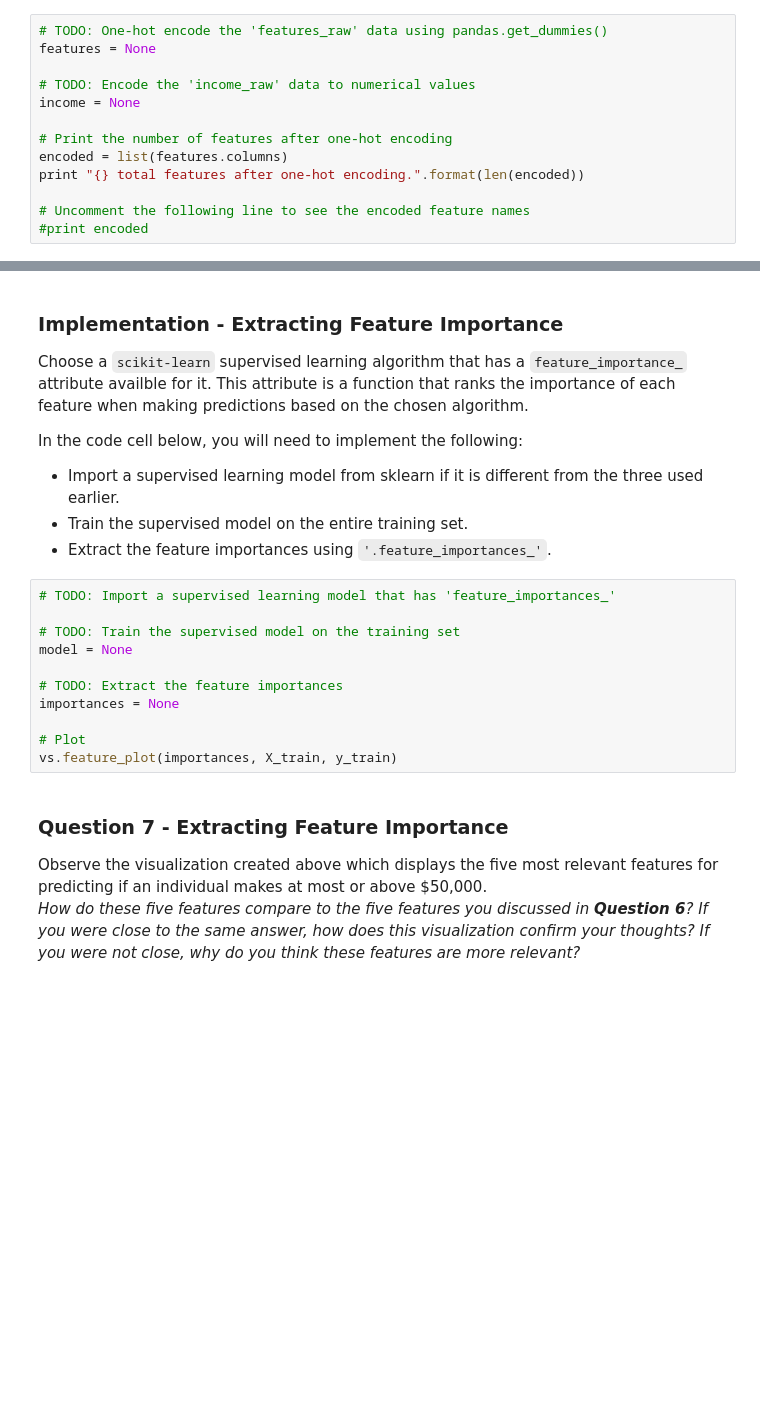
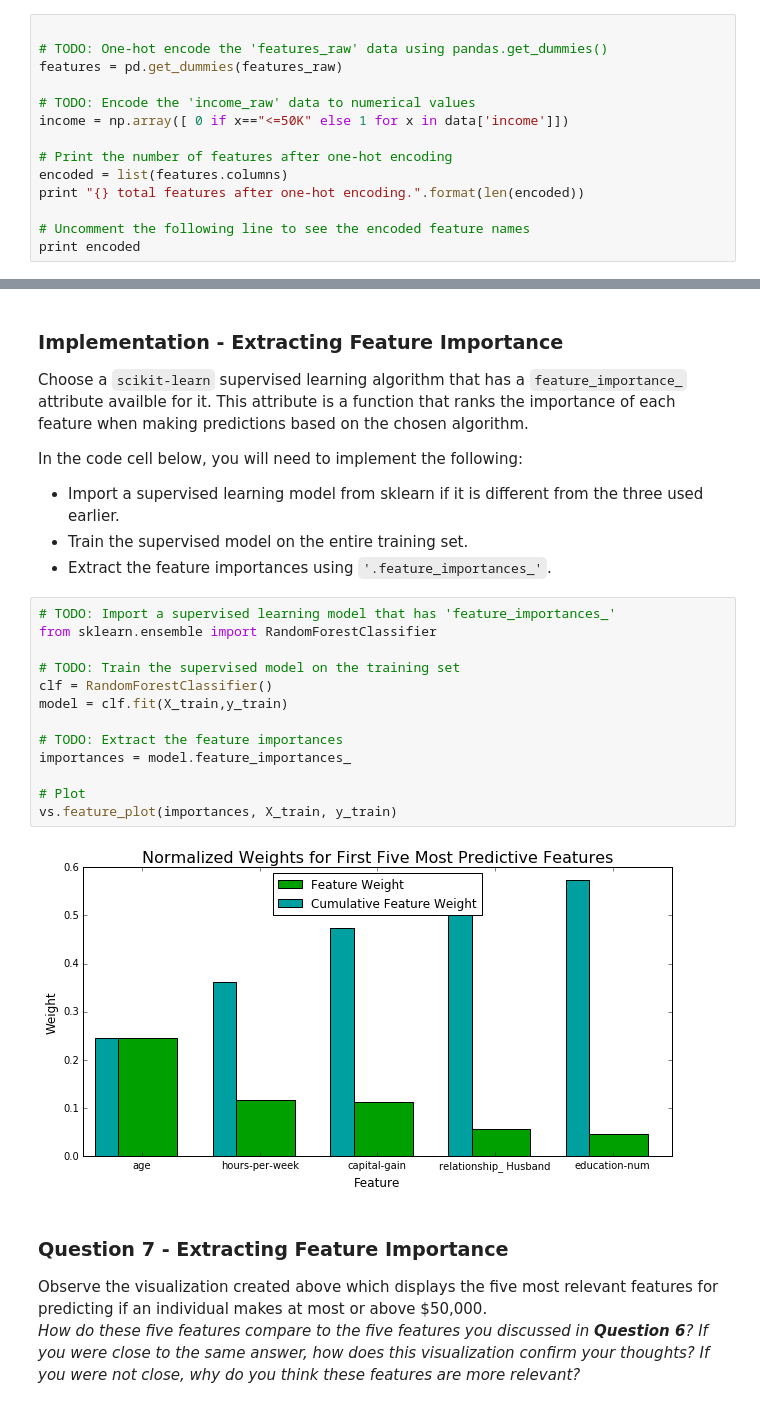
Before and after one commit to ashah1308/machine-learning, a Jupyter notebook: projects/finding_donors/finding_donors.ipynb, the cells around one changed output, grey strips where cells are left out. Drawn from its saved outputs; the diff is of its cells as text; blank space fills up the shorter version.

```diff
--- a/projects/finding_donors/finding_donors.ipynb
+++ b/projects/finding_donors/finding_donors.ipynb
@@ -130,15 +137,16 @@ Additionally, as with the non-numeric features, we need to convert the non-numer
  - Convert the target label `'income_raw'` to numerical entries.
    - Set records with "<=50K" to `0` and records with ">50K" to `1`.
 # %%
+
 # TODO: One-hot encode the 'features_raw' data using pandas.get_dummies()
-features = None
+features = pd.get_dummies(features_raw)
 
 # TODO: Encode the 'income_raw' data to numerical values
-income = None
+income = np.array([ 0 if x=="<=50K" else 1 for x in data['income']])
 
 # Print the number of features after one-hot encoding
 encoded = list(features.columns)
 print "{} total features after one-hot encoding.".format(len(encoded))
 
 # Uncomment the following line to see the encoded feature names
-#print encoded
+print encoded
@@ -396,15 +575,19 @@ In the code cell below, you will need to implement the following:
  - Extract the feature importances using `'.feature_importances_'`.
 # %%
 # TODO: Import a supervised learning model that has 'feature_importances_'
+from sklearn.ensemble import RandomForestClassifier
 
 # TODO: Train the supervised model on the training set
-model = None
+clf = RandomForestClassifier()
+model = clf.fit(X_train,y_train)
 
 # TODO: Extract the feature importances
-importances = None
+importances = model.feature_importances_
 
 # Plot
 vs.feature_plot(importances, X_train, y_train)
+# %% [output]
+[figure, added]
 # %% [markdown]
 ### Question 7 - Extracting Feature Importance
 
```
Also changed, not shown: parts of 25 cells of this notebook, 1 other file.
